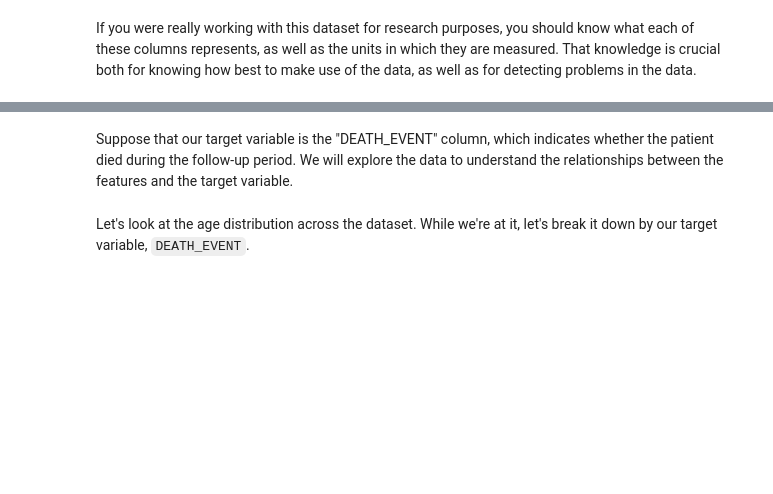
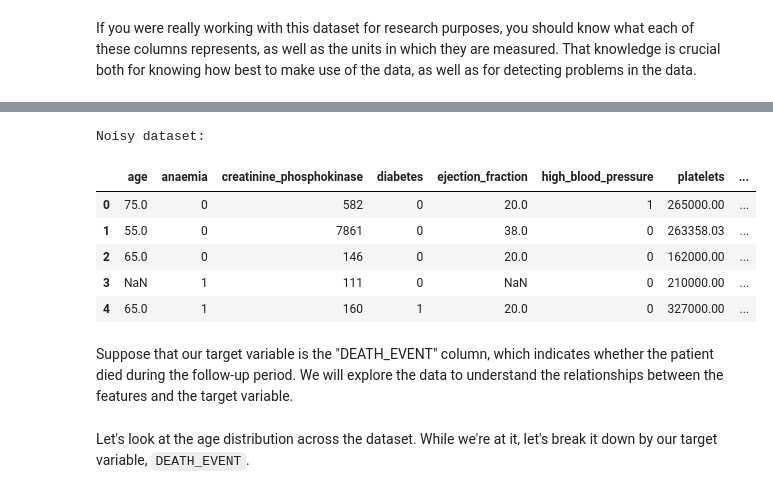
Before and after one commit to clemsonciti/rcde_workshops, a Jupyter notebook: python_sklearn/05-Data_Preparation.ipynb, the cells around one changed output, grey strips where cells are left out. Drawn from its saved outputs; the diff is of its cells as text; code cells hidden in the pictures; blank space fills up the shorter version.

```diff
--- a/python_sklearn/05-Data_Preparation.ipynb
+++ b/python_sklearn/05-Data_Preparation.ipynb
@@ -69,23 +126,38 @@ print(df.describe())
 # %%
-# The real data is very clean already. Let's introduce some missing values, and also some outliers.
+# The real data is very clean already. Let's make it messier (artificially), so we can then talk about how to clean it up.
+
+# Let's introduce some missing values, and also some outliers.
 # We'll do this by randomly selecting some values and setting them to NaN, and also by adding some random noise to some values.
 
 # Randomly select 10% of the data and set them to NaN
 df_nan = df.copy()
 nan_indices = np.random.choice(df.index, size=int(len(df)*0.1), replace=False)
 df_nan.loc[nan_indices, 'age'] = np.nan
 df_nan.loc[nan_indices, 'serum_creatinine'] = np.nan
 df_nan.loc[nan_indices, 'ejection_fraction'] = np.nan
 
 # Randomly select 2% of the data and make them outliers
 df_noisy = df_nan.copy()
 noisy_indices = np.random.choice(df.index, size=int(len(df)*0.02), replace=False)
 df_noisy.loc[noisy_indices, 'serum_creatinine'] = df_noisy.loc[noisy_indices, 'serum_creatinine'] * 10
 df_noisy.loc[noisy_indices, 'ejection_fraction'] = df_noisy.loc[noisy_indices, 'ejection_fraction'] * 10
 
+# Let's also make our data less clean by making one of our categorical variables non-numeric.
+# Right now, "sex" is represented by 0 and 1 values. Let's change that to "male" and "female",
+# since that kind of string data type is a common feature of datasets.
+df_noisy["sex"] = df_noisy["sex"].map({0: 'male', 1: 'female'})
+
 # Display the first few rows of the noisy dataset
 print("\nNoisy dataset:")
 df_noisy.head()
+# %% [output]
+Noisy dataset:
+|  | age | anaemia | creatinine_phosphokinase | diabetes | ejection_fraction | high_blood_pressure | platelets | ... |
+| 0 | 75.0 | 0 | 582 | 0 | 20.0 | 1 | 265000.00 | ... |
+| 1 | 55.0 | 0 | 7861 | 0 | 38.0 | 0 | 263358.03 | ... |
+| 2 | 65.0 | 0 | 146 | 0 | 20.0 | 0 | 162000.00 | ... |
+| 3 | NaN | 1 | 111 | 0 | NaN | 0 | 210000.00 | ... |
+| 4 | 65.0 | 1 | 160 | 1 | 20.0 | 0 | 327000.00 | ... |
 # %%
 # Check for missing values
 print("\nMissing values:")
```
Also changed, not shown: parts of 14 cells of this notebook, 4 other files.
